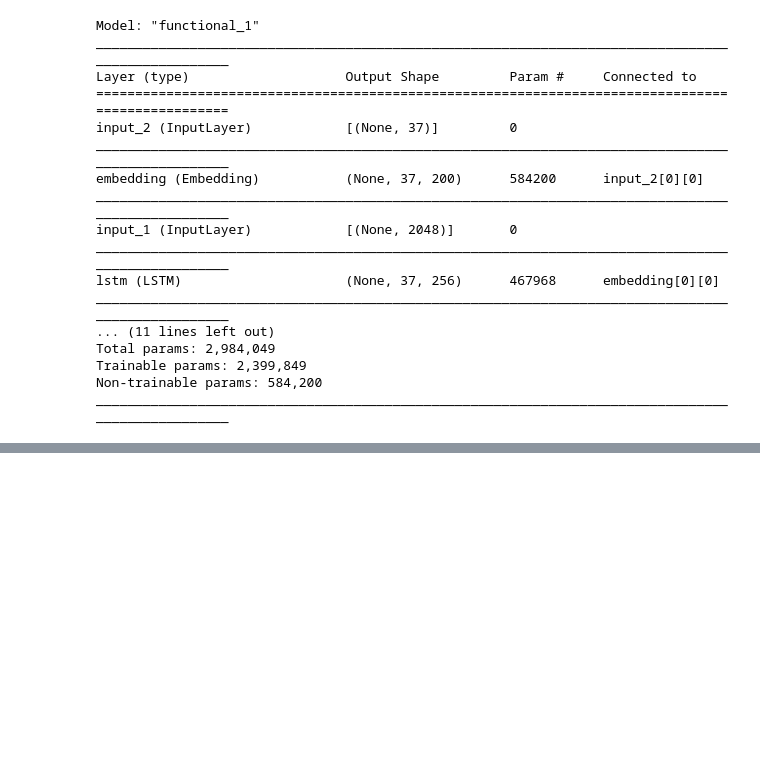
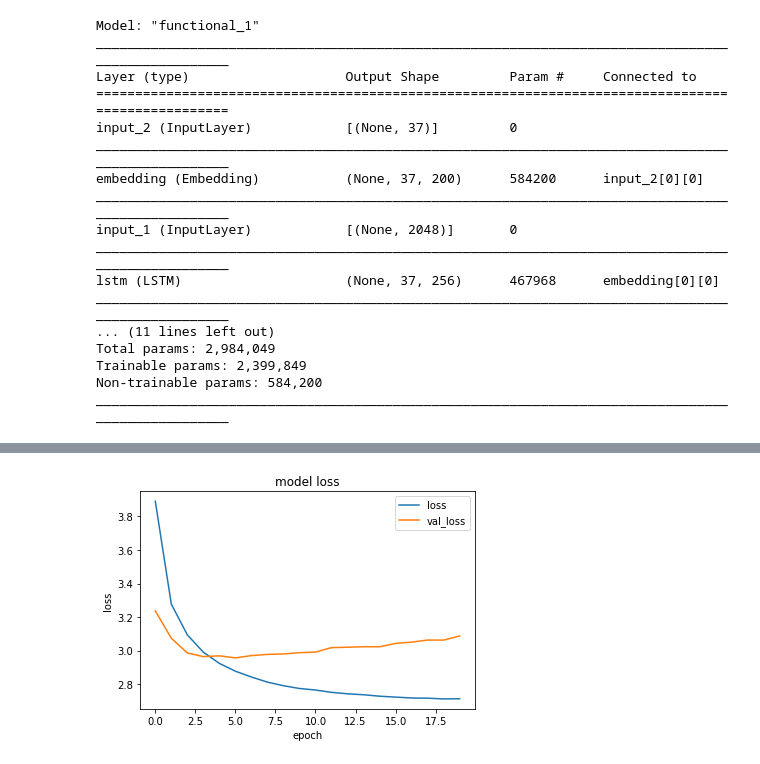
Before and after one commit to deeplearningexplore/ImageCaptioning, a Jupyter notebook: Text_Processing.ipynb, the cells around one changed output, grey strips where cells are left out. Saved outputs shown, nothing was run; the diff lists cells and outputs as text; code cells hidden in the pictures; blank space fills up the shorter version.

```diff
--- a/Text_Processing.ipynb
+++ b/Text_Processing.ipynb
@@ -331,0 +409,10 @@ startseq a little girl in a red shirt is jumping on a <<unk>> endseq
+# %%
+plt.plot(history.history["loss"])
+plt.plot(history.history["val_loss"])
+plt.title('model loss')
+plt.ylabel('loss')
+plt.xlabel('epoch')
+plt.legend(['loss', 'val_loss'], loc='upper right')
+plt.show()
+# %% [output]
+[figure, added]
```
Also changed, not shown: parts of 16 cells of this notebook.
